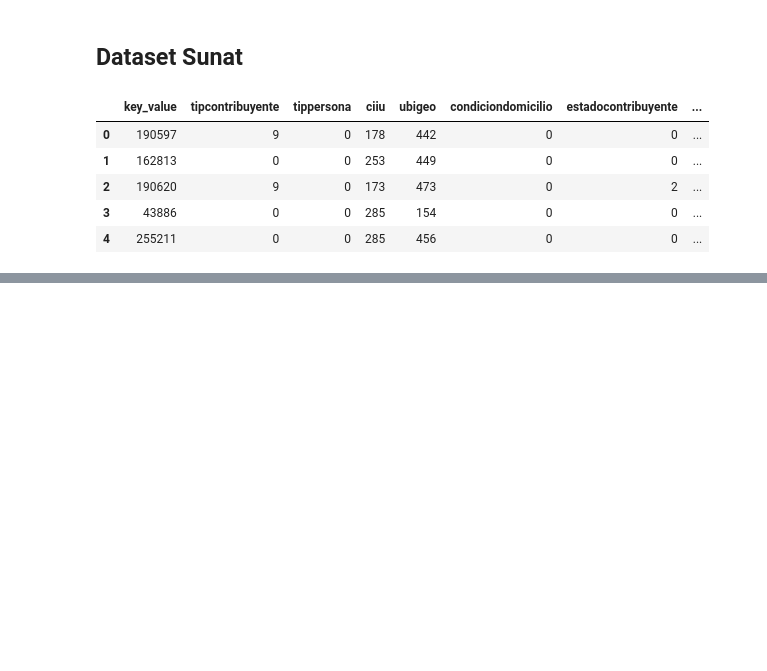
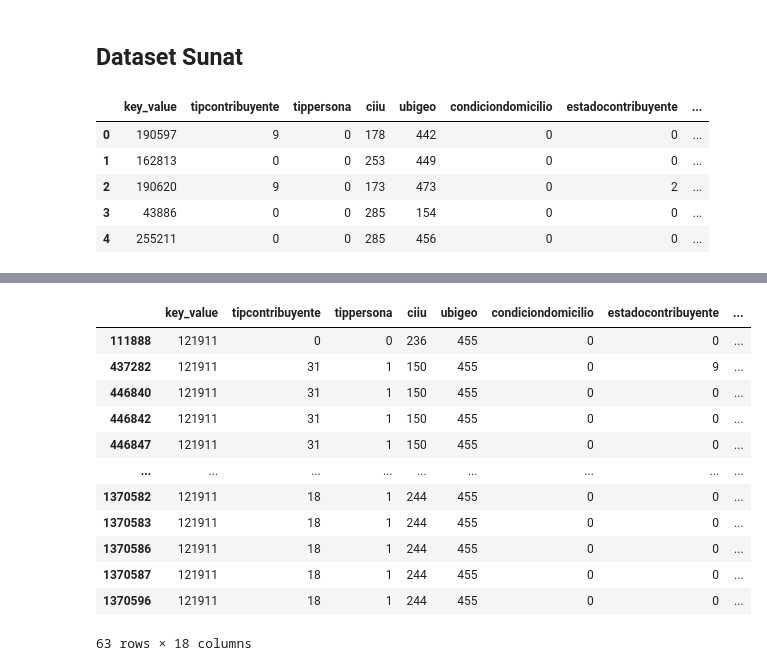
Before and after one commit to mlaricobar/solution-datathon-interbank-2020, a Jupyter notebook: [02] EDA - Datasets.ipynb, the cells around one changed output, grey strips where cells are left out. Saved outputs shown, nothing was run; the diff lists cells and outputs as text; code cells hidden in the pictures; blank space fills up the shorter version.

```diff
--- a/[02] EDA - Datasets.ipynb
+++ b/[02] EDA - Datasets.ipynb
@@ -583,8 +583,8 @@ df_productos
 # %% [markdown]
 ## Dataset Sunat
 # %%
-df_sunat_train = optimizar_df(pd.read_csv("[00] Data/sunat_train.csv"))
-df_sunat_test = optimizar_df(pd.read_csv("[00] Data/sunat_test.csv"))
+df_sunat_train = optimizar_df(pd.read_csv("[00] Data/sunat_train.csv")).drop_duplicates()
+df_sunat_test = optimizar_df(pd.read_csv("[00] Data/sunat_test.csv")).drop_duplicates()
 # %%
 df_sunat_train.head()
 # %% [output]
@@ -596,0 +617,16 @@ df_sunat_train.head()
+# %%
+df_sunat_train.loc[df_sunat_train["key_value"] == 121911]
+# %% [output]
+|  | key_value | tipcontribuyente | tippersona | ciiu | ubigeo | condiciondomicilio | estadocontribuyente | ... |
+| 111888 | 121911 | 0 | 0 | 236 | 455 | 0 | 0 | ... |
+| 437282 | 121911 | 31 | 1 | 150 | 455 | 0 | 9 | ... |
+| 446840 | 121911 | 31 | 1 | 150 | 455 | 0 | 0 | ... |
+| 446842 | 121911 | 31 | 1 | 150 | 455 | 0 | 0 | ... |
+| 446847 | 121911 | 31 | 1 | 150 | 455 | 0 | 0 | ... |
+| ... | ... | ... | ... | ... | ... | ... | ... | ... |
+| 1370582 | 121911 | 18 | 1 | 244 | 455 | 0 | 0 | ... |
+| 1370583 | 121911 | 18 | 1 | 244 | 455 | 0 | 0 | ... |
+| 1370586 | 121911 | 18 | 1 | 244 | 455 | 0 | 0 | ... |
+| 1370587 | 121911 | 18 | 1 | 244 | 455 | 0 | 0 | ... |
+| 1370596 | 121911 | 18 | 1 | 244 | 455 | 0 | 0 | ... |
+63 rows × 18 columns
```
Also changed, not shown: parts of 11 cells of this notebook.
